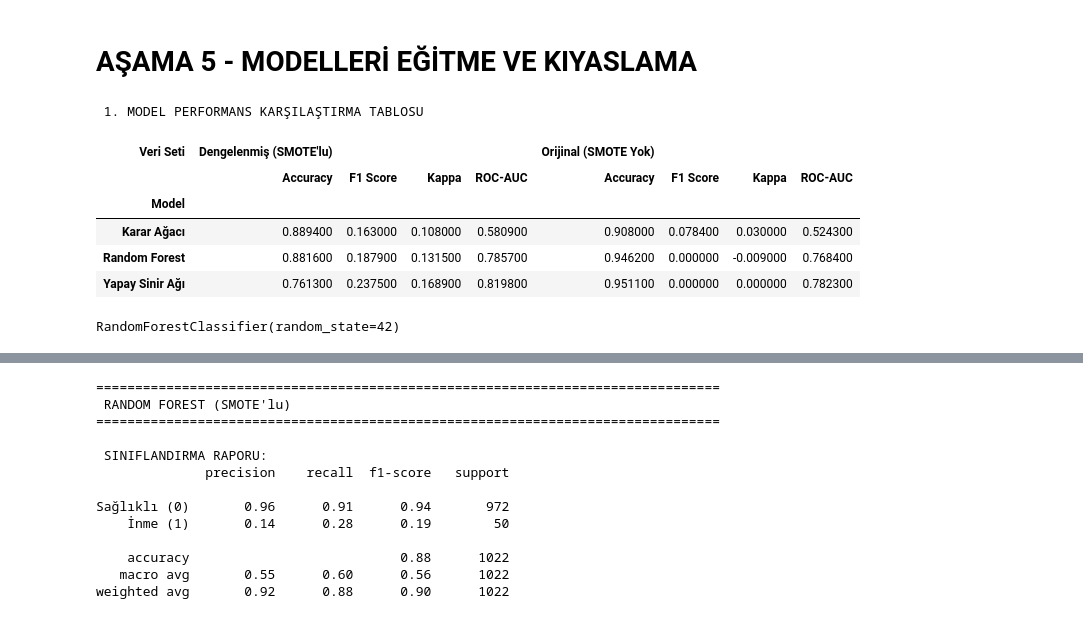
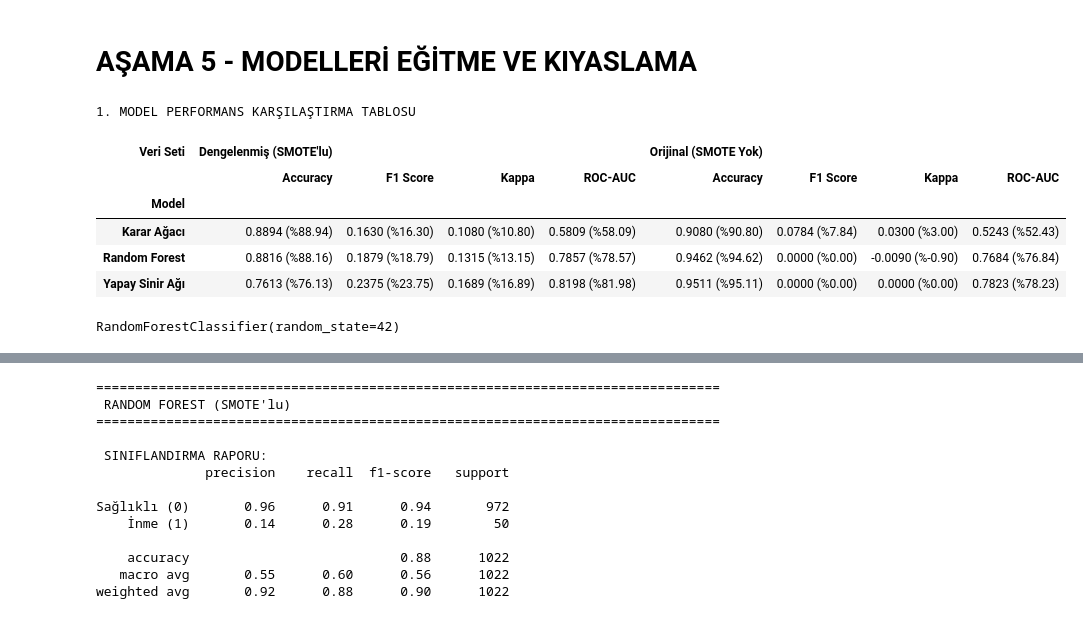
Before and after one commit to EfekaanBengi/Stroke-Prediction-SMOTE, a Jupyter notebook: Stroke_Prediction_SMOTE.ipynb, the cells around one changed output, grey strips where cells are left out. Cells and saved outputs as stored; diff of their text form; code cells hidden in the pictures.

```diff
--- a/Stroke_Prediction_SMOTE.ipynb
+++ b/Stroke_Prediction_SMOTE.ipynb
@@ -273,25 +273,28 @@ Aykırı Değer Sayısı: 249
 # %%
 # Aykırı Değerlere 3 Farklı Yöntem Uygulama
 from sklearn.preprocessing import RobustScaler
+import numpy as np
 
 df_silinmis = df_outlier.copy()
 df_clipped = df_outlier.copy()
 df_robust = df_outlier.copy()
 
-for sutun in sayisal_sutunlar:
-  alt = outlier_sinirlari[sutun]['alt']
-  ust = outlier_sinirlari[sutun]['üst']
+# SADECE GERÇEK SAYISAL SÜTUNLARDA AYKIRI DEĞER İŞLEMİ YAPMALIYIZ
+gercek_sayisal_sutunlar = ['age', 'avg_glucose_level', 'bmi']
 
-  # YÖNTEM 1: Silme (Sınırların dışındaki satırları atıyoruz)
-  df_silinmis = df_silinmis[(df_silinmis[sutun] >= alt) & (df_silinmis[sutun] <= ust)]
+for sutun in gercek_sayisal_sutunlar:
+    alt = outlier_sinirlari[sutun]['alt']
+    ust = outlier_sinirlari[sutun]['üst']
 
-  # YÖNTEM 2: Clipping (Baskılama - Sınırı aşanları sınıra çekiyoruz)
-  df_clipped[sutun] = np.clip(df_clipped[sutun], alt, ust)
+    # YÖNTEM 1: Silme (Sınırların dışındaki satırları atıyoruz)
+    df_silinmis = df_silinmis[(df_silinmis[sutun] >= alt) & (df_silinmis[sutun] <= ust)]
 
-# YÖNTEM 3: Robust Scaling (Aykırı değerlerden etkilenmeyen ölçeklendirme)
-# Sadece sayısal sütunlara uyguluyoruz
+    # YÖNTEM 2: Clipping (Baskılama - Sınırı aşanları sınıra çekiyoruz)
+    df_clipped[sutun] = np.clip(df_clipped[sutun], alt, ust)
+
+# YÖNTEM 3: Robust Scaling
 robust_scaler = RobustScaler()
-df_robust[sayisal_sutunlar] = robust_scaler.fit_transform(df_robust[sayisal_sutunlar])
+df_robust[gercek_sayisal_sutunlar] = robust_scaler.fit_transform(df_robust[gercek_sayisal_sutunlar])
 
 print("1. Silme yöntemi sonrası kalan örnek sayısı:", len(df_silinmis))
 print("2. Clipping (Baskılama) işlemi tamamlandı.", len(df_clipped))
@@ -589,6 +592,7 @@ import pandas as pd
 from IPython.display import display
 import warnings
 warnings.filterwarnings('ignore')
+
 
 
 # 1. Veri Hazırlığı ve Bölme
@@ -634,8 +638,11 @@ for isim, model in modeller.items():
 pivot_df = pd.DataFrame(sonuclar).pivot(index='Model', columns='Veri Seti', values=['Accuracy', 'F1 Score', 'Kappa', 'ROC-AUC'])
 pivot_df = pivot_df.swaplevel(0, 1, axis=1).sort_index(axis=1)
 
-print(" 1. MODEL PERFORMANS KARŞILAŞTIRMA TABLOSU")
-display(pivot_df.round(4).style.set_properties(**{'border': '1px solid black', 'text-align': 'center'}))
+print("1. MODEL PERFORMANS KARŞILAŞTIRMA TABLOSU")
+
+# DEĞİŞİKLİK BURADA: Lambda fonksiyonu ile "0.0000 (%0.00)" formatını zorluyoruz.
+gorsel_tablo = pivot_df.style.format(lambda x: f"{x:.4f} (%{x*100:.2f})").set_properties(**{'border': '1px solid black', 'text-align': 'center'})
+display(gorsel_tablo)
 
 # Şampiyon Modeli (Random Forest SMOTE'lu) ayrı bir değişkende tutup bir sonraki hücreye aktarıyoruz
 rf_best = RandomForestClassifier(random_state=42)
@@ -645,7 +652,7 @@ rf_best.fit(X_train_smote, y_train_smote)
 | Veri Seti | Dengelenmiş (SMOTE'lu) |  |  |  | Orijinal (SMOTE Yok) |  |  |  |
 |  | Accuracy | F1 Score | Kappa | ROC-AUC | Accuracy | F1 Score | Kappa | ROC-AUC |
 | Model |  |  |  |  |  |  |  |  |
-| Karar Ağacı | 0.889400 | 0.163000 | 0.108000 | 0.580900 | 0.908000 | 0.078400 | 0.030000 | 0.524300 |
-| Random Forest | 0.881600 | 0.187900 | 0.131500 | 0.785700 | 0.946200 | 0.000000 | -0.009000 | 0.768400 |
-| Yapay Sinir Ağı | 0.761300 | 0.237500 | 0.168900 | 0.819800 | 0.951100 | 0.000000 | 0.000000 | 0.782300 |
+| Karar Ağacı | 0.8894 (%88.94) | 0.1630 (%16.30) | 0.1080 (%10.80) | 0.5809 (%58.09) | 0.9080 (%90.80) | 0.0784 (%7.84) | 0.0300 (%3.00) | 0.5243 (%52.43) |
+| Random Forest | 0.8816 (%88.16) | 0.1879 (%18.79) | 0.1315 (%13.15) | 0.7857 (%78.57) | 0.9462 (%94.62) | 0.0000 (%0.00) | -0.0090 (%-0.90) | 0.7684 (%76.84) |
+| Yapay Sinir Ağı | 0.7613 (%76.13) | 0.2375 (%23.75) | 0.1689 (%16.89) | 0.8198 (%81.98) | 0.9511 (%95.11) | 0.0000 (%0.00) | 0.0000 (%0.00) | 0.7823 (%78.23) |
 RandomForestClassifier(random_state=42)
```
Also changed, not shown: parts of 3 cells of this notebook.
